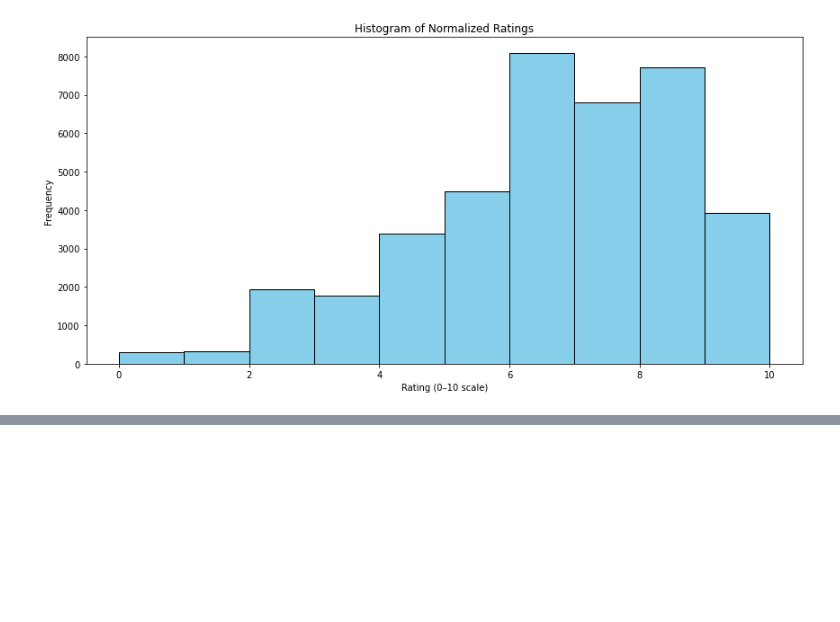
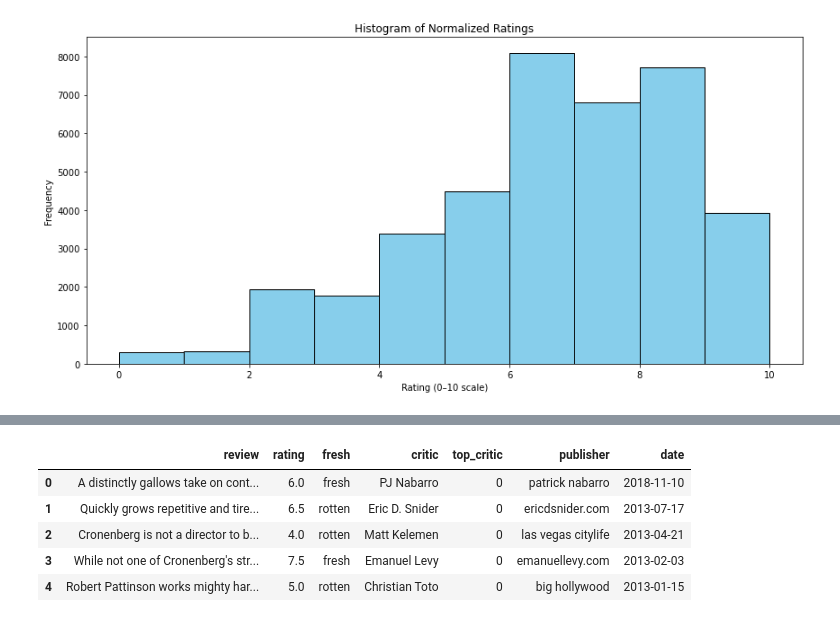
Before and after one commit to Annfelicty/VulcanVariance, a Jupyter notebook: notebooks/brian.ipynb, the cells around one changed output, grey strips where cells are left out. Saved outputs shown, nothing was run; the diff lists cells and outputs as text; code cells hidden in the pictures; blank space fills up the shorter version.

```diff
--- a/notebooks/brian.ipynb
+++ b/notebooks/brian.ipynb
@@ -328,0 +363,13 @@ df['publisher'] = df['publisher'].str.strip().str.lower()
+# %%
+# Loading the cleaned dataset
+data = pd.read_csv('../Cleaned_Data/cleaned_rt-reviews.csv')
+
+# Checking the first few rows
+data.head()
+# %% [output]
+|  | review | rating | fresh | critic | top_critic | publisher | date |
+| 0 | A distinctly gallows take on cont... | 6.0 | fresh | PJ Nabarro | 0 | patrick nabarro | 2018-11-10 |
+| 1 | Quickly grows repetitive and tire... | 6.5 | rotten | Eric D. Snider | 0 | ericdsnider.com | 2013-07-17 |
+| 2 | Cronenberg is not a director to b... | 4.0 | rotten | Matt Kelemen | 0 | las vegas citylife | 2013-04-21 |
+| 3 | While not one of Cronenberg's str... | 7.5 | fresh | Emanuel Levy | 0 | emanuellevy.com | 2013-02-03 |
+| 4 | Robert Pattinson works mighty har... | 5.0 | rotten | Christian Toto | 0 | big hollywood | 2013-01-15 |
```
Also changed, not shown: parts of 23 cells of this notebook, 3 other files.
